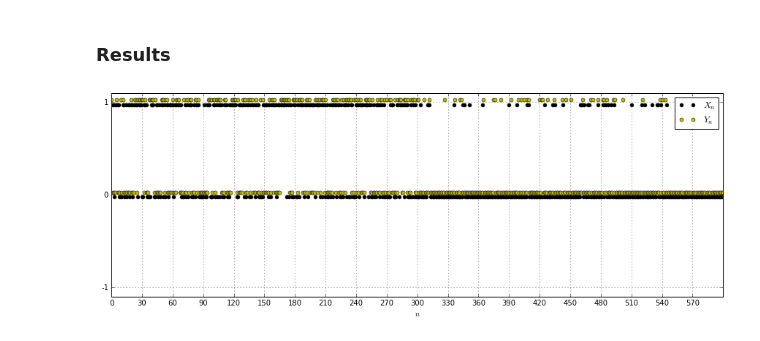
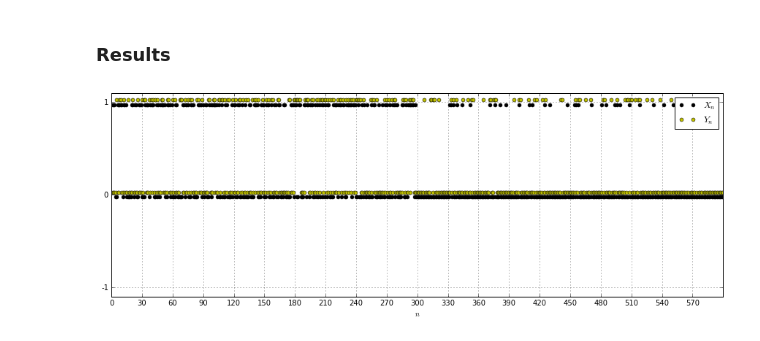
Before and after one commit to gabeschamberg/notes, a Jupyter notebook: Time-Varying Causality for a Pair of Conditional Bernoulli Processes.ipynb, the cells around one changed output. Saved outputs shown, nothing was run; the diff lists cells and outputs as text; code cells hidden in the pictures.

```diff
--- a/Time-Varying Causality for a Pair of Conditional Bernoulli Processes.ipynb
+++ b/Time-Varying Causality for a Pair of Conditional Bernoulli Processes.ipynb
@@ -267,21 +264,21 @@ def compute_causality(X,Y,thetas,gammas,Ns,plot=True,ax=None):
 # %%
 # Set the parameters
 #Ns=[200,200,200]
 #thetas=[(0.0,0,0.7),(0,0.0,0.3),(-2.5,0,0)]
 #gammas=[(-0.25,0.0,0),(0.0,0.0,0.7),(-0.75,0.0,1.0)]
 
 Ns=[300,300]
-thetas=[(0.0,0,0.7),(-2,0,0)]
-gammas=[(-0.25,0.0,0),(-2,0.0,1.5)]
+thetas=[(0.0,0,0.7),(-2,0,0.2)]
+gammas=[(-0.5,0.0,0),(-2,0.0,1.5)]
 
 # Generate a pair of sequences
 X, Y, true_px, true_py, ax = gen_sequence(Ns=Ns, thetas=thetas,gammas=gammas)
 
 # Estimate the causality
-estimator = BMEAEstimator(X,Y,num_params=30,lam=0.9999,param_max=2.5,param_min=-2.5)
+estimator = BMEAEstimator(X,Y,num_params=10,lam=0.9999,param_max=2,param_min=-2)
 C_xy_hat, C_yx_hat, est_theta_cond, est_gamma_cond, est_theta_marg, est_gamma_marg, pxy, pyx, px, py = estimator.predict()
 
 # Compute true causal effect
 C_xy, C_yx = compute_causality(X,Y,thetas,gammas,Ns,plot=False)
 # %% [output]
-[figure, old version]
+[figure, new version]
```
Also changed, not shown: parts of 5 cells of this notebook.
